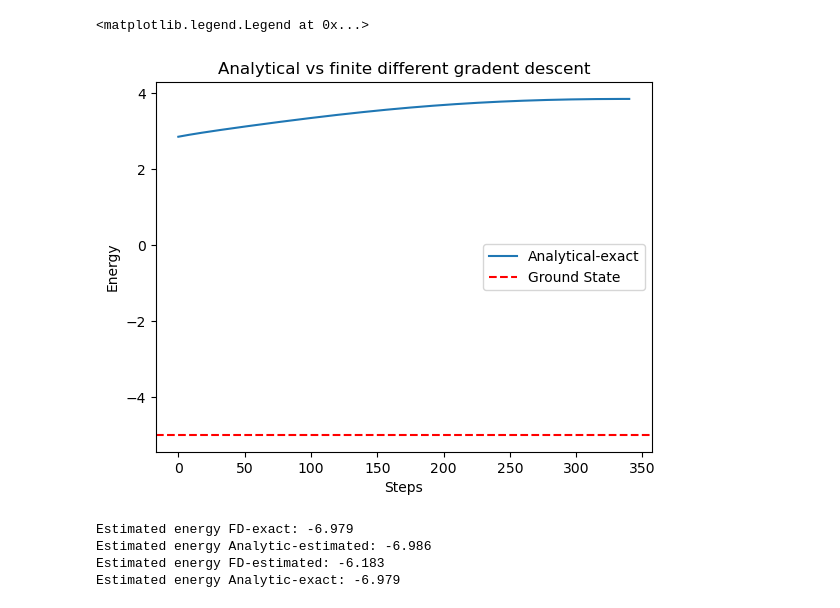
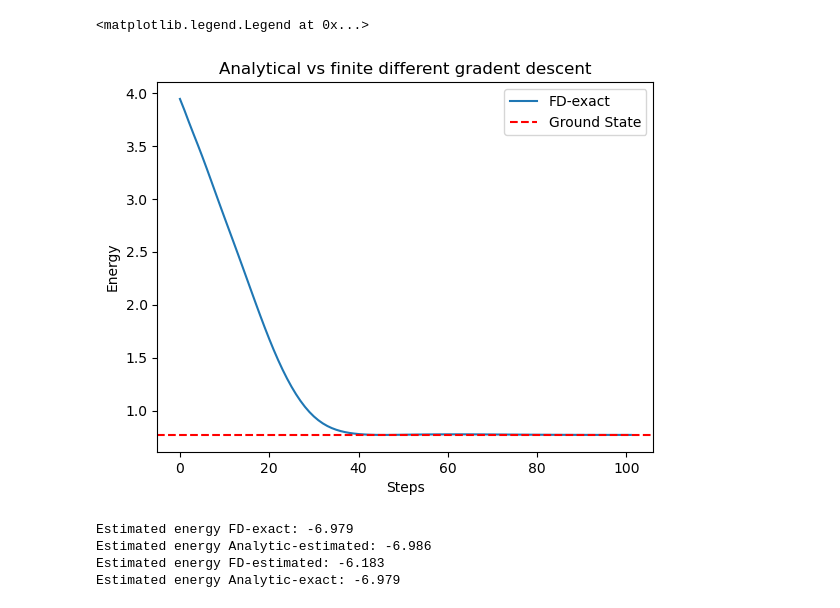
Before and after one commit to Overskott/Neural-quantum-states-from-a-computational-perspective, a Jupyter notebook: notebooks/Gradient comparison.ipynb, the cells around one changed output. Cells and saved outputs as stored; diff of their text form; code cells hidden in the pictures.

```diff
--- a/notebooks/Gradient comparison.ipynb
+++ b/notebooks/Gradient comparison.ipynb
@@ -20,8 +20,8 @@ from config_parser import get_config_file
 import matplotlib.pyplot as plt
 %matplotlib inline
 # %%
-visible_layer_size = 4
-hidden_layer_size = 9
+visible_layer_size = 1
+hidden_layer_size = 1
 seed = 44  # Seed for random number generator
 gradient_steps = 500
 walker_steps = 1000
@@ -33,8 +33,8 @@ np.random.seed(seed)
 b = utils.random_complex_array(visible_layer_size)  # Visible layer bias
 c = utils.random_complex_array(hidden_layer_size)  # Hidden layer bias
 W = utils.random_complex_matrix(visible_layer_size, hidden_layer_size)  # Visible - hidden weights
-#H = random_hamiltonian(2**visible_layer_size)  # Hamiltonian
-H = np.diag(np.random.randint(-5, 6, 2**visible_layer_size))  # Hamiltonia
+H = utils.random_hamiltonian(2**visible_layer_size)  # Hamiltonian
+#H = np.diag(np.random.randint(-5, 6, 2**visible_layer_size))  # Hamiltonia
 #H = np.diag([-2, 0, 2, -7])  # Hamiltonian
 # %%
 walker = mcmc.Walker(steps=walker_steps)
@@ -52,7 +52,7 @@ Exact ground state energy (target): -5.0
 # %%
 # Training models
-#fd_plot_exact_list = model_1.gradient_descent(gradient_method='finite_difference', exact_dist=True, n_steps=gradient_steps, learning_rate=learning_rate, termination_condition=termination_condition)
+fd_plot_exact_list = model_1.gradient_descent(gradient_method='finite_difference', exact_dist=True, n_steps=gradient_steps, learning_rate=learning_rate, termination_condition=termination_condition)
 #analytic_plot_est_list = model_2.gradient_descent(gradient_method='analytical', exact_dist=False, n_steps=gradient_steps, learning_rate=learning_rate, termination_condition=termination_condition)
 #fd_plot_est_list = model_3.gradient_descent(gradient_method='finite_difference', exact_dist=False, n_steps=gradient_steps, learning_rate=learning_rate, termination_condition=termination_condition)
-analytic_plot_exact_list = model_4.gradient_descent(gradient_method='analytical', exact_dist=True, n_steps=gradient_steps, learning_rate=learning_rate, termination_condition=termination_condition)
+#analytic_plot_exact_list = model_4.gradient_descent(gradient_method='analytical', exact_dist=True, n_steps=gradient_steps, learning_rate=learning_rate, termination_condition=termination_condition)
 # %% [output]
@@ -61,16 +76,16 @@ ValueError: all the input arrays must have same number of dimensions, but the ar
 # %%
-#plt.plot(np.real(fd_plot_exact_list), label='FD-exact')
+plt.plot(np.real(fd_plot_exact_list), label='FD-exact')
 #plt.plot(np.real(fd_plot_est_list), label='FD-estimated')
-plt.plot(np.real(analytic_plot_exact_list), label='Analytical-exact')
+#plt.plot(np.real(analytic_plot_exact_list), label='Analytical-exact')
 #plt.plot(np.real(analytic_plot_est_list), label='Analytical-est')
 plt.axhline(y=min(np.linalg.eigvalsh(H)), color='red', linestyle='--', label='Ground State')
 plt.title('Analytical vs finite different gradent descent')
 plt.xlabel('Steps')
 plt.ylabel('Energy')
 plt.legend()
 # %% [output]
 <matplotlib.legend.Legend at 0x...>
-[figure, old version]
+[figure, new version]
 # %%
 print(f"Estimated energy FD-exact: {model_1.estimate_energy()}")
 print(f"Estimated energy Analytic-estimated: {model_2.estimate_energy()}")
```
Also changed, not shown: parts of 2 cells of this notebook, 5 other files.
